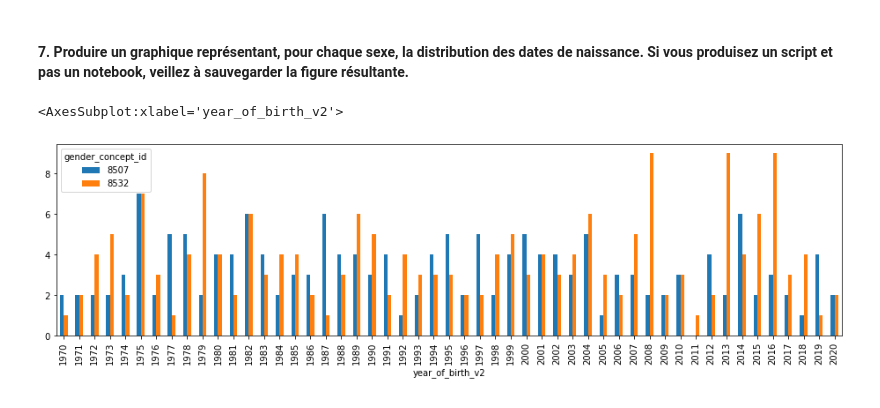
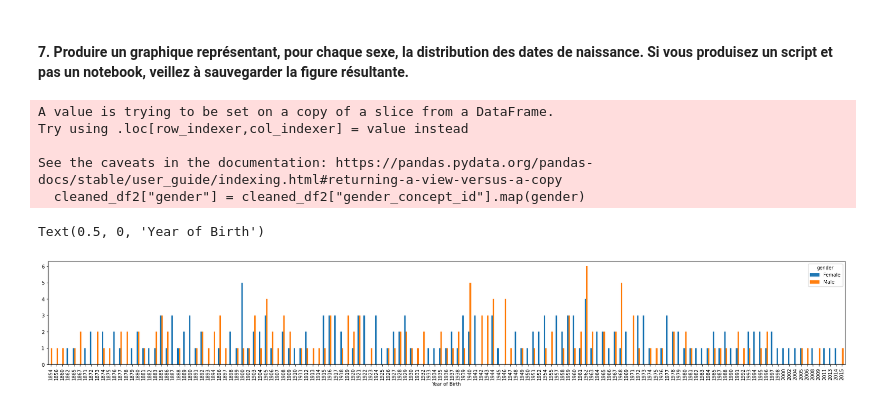
Before and after one commit to salishrodinger/Test_HDH, a Jupyter notebook: test_snds.ipynb, the cells around one changed output. Cells and saved outputs as stored; diff of their text form; code cells hidden in the pictures.

```diff
--- a/test_snds.ipynb
+++ b/test_snds.ipynb
@@ -226,10 +232,2 @@ cleaned_df2
 # %% [markdown]
 #### 6. Calculer l'année de naissance à partir des tables T_MCOAAC (utiliser la variable EXE_SOI_DTD) et T_MCOAAB (utiliser la variable AGE_ANN).
-# %%
-def calculate_year_birth (age):
-    currentYear = dt.now().year
-    yearOfBirth = int(currentYear - age)
-    return yearOfBirth
-
-cleaned_df2['year_of_birth'] = cleaned_df2['AGE_ANN'].apply(calculate_year_birth)
-cleaned_df2
@@ -268,3 +242,0 @@ cleaned_df2
-# %%
-cleaned_df2["year_of_birth_v2"] = pd.DatetimeIndex(cleaned_df2['EXE_SOI_DTD']).year
-cleaned_df2
@@ -284,0 +243,10 @@ cleaned_df2
+# %%
+# reformatage de la date d'entrée
+cleaned_df2["EXE_SOI_DTD"] = pd.to_datetime(cleaned_df2['EXE_SOI_DTD'], format='%d%b%Y:%H:%M:%S')
+
+# extraction de la date d'entrée
+entry_year = pd.DatetimeIndex(cleaned_df2["EXE_SOI_DTD"]).year
+
+# calcul de year_of_birth se basant sur l'âge à la date d'entrée
+cleaned_df2["year_of_birth"] = entry_year - cleaned_df2["AGE_ANN"]
+cleaned_df2
@@ -290,7 +294,0 @@ gb
-# %%
-by_year_gender = cleaned_df2.groupby(["year_of_birth_v2","gender_concept_id"])
-year_gen_sz = by_year_gender.size().unstack()
-year_gen_sz.plot(kind='bar', figsize=(16,4))
-# %% [output]
-<AxesSubplot:xlabel='year_of_birth_v2'>
-[figure, removed]
@@ -320,0 +295,18 @@ person
+# %%
+# ajout une nouvelle colonne gender dans le df
+gender = {8507: "Male", 8532: "Female"}
+cleaned_df2["gender"] = cleaned_df2["gender_concept_id"].map(gender)
+
+# réprésentation de la distribution hommes / femmes en f(x) de la date de naissance
+by_year_gender = cleaned_df2.groupby(["year_of_birth","gender"])
+year_gen_sz = by_year_gender.size().unstack()
+year_gen_sz.plot(kind='bar', figsize=(30,4))
+plt.xlabel("Year of Birth")
+# %% [output]
+A value is trying to be set on a copy of a slice from a DataFrame.
+Try using .loc[row_indexer,col_indexer] = value instead
+
+See the caveats in the documentation: https://pandas.pydata.org/pandas-docs/stable/user_guide/indexing.html#returning-a-view-versus-a-copy
+  cleaned_df2["gender"] = cleaned_df2["gender_concept_id"].map(gender)
+Text(0.5, 0, 'Year of Birth')
+[figure, added]
```
Also changed, not shown: parts of 18 cells of this notebook, 2 other files.
